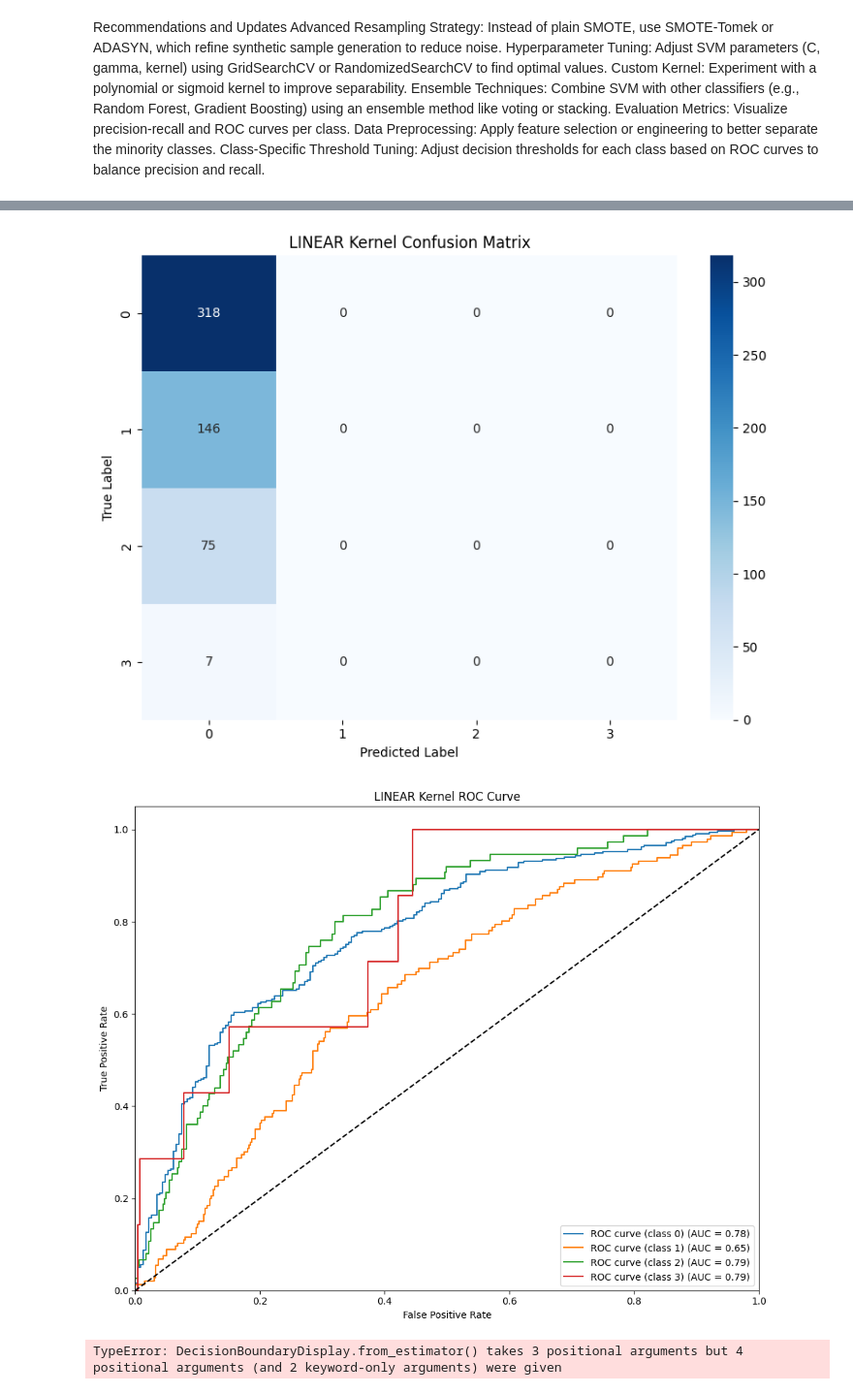
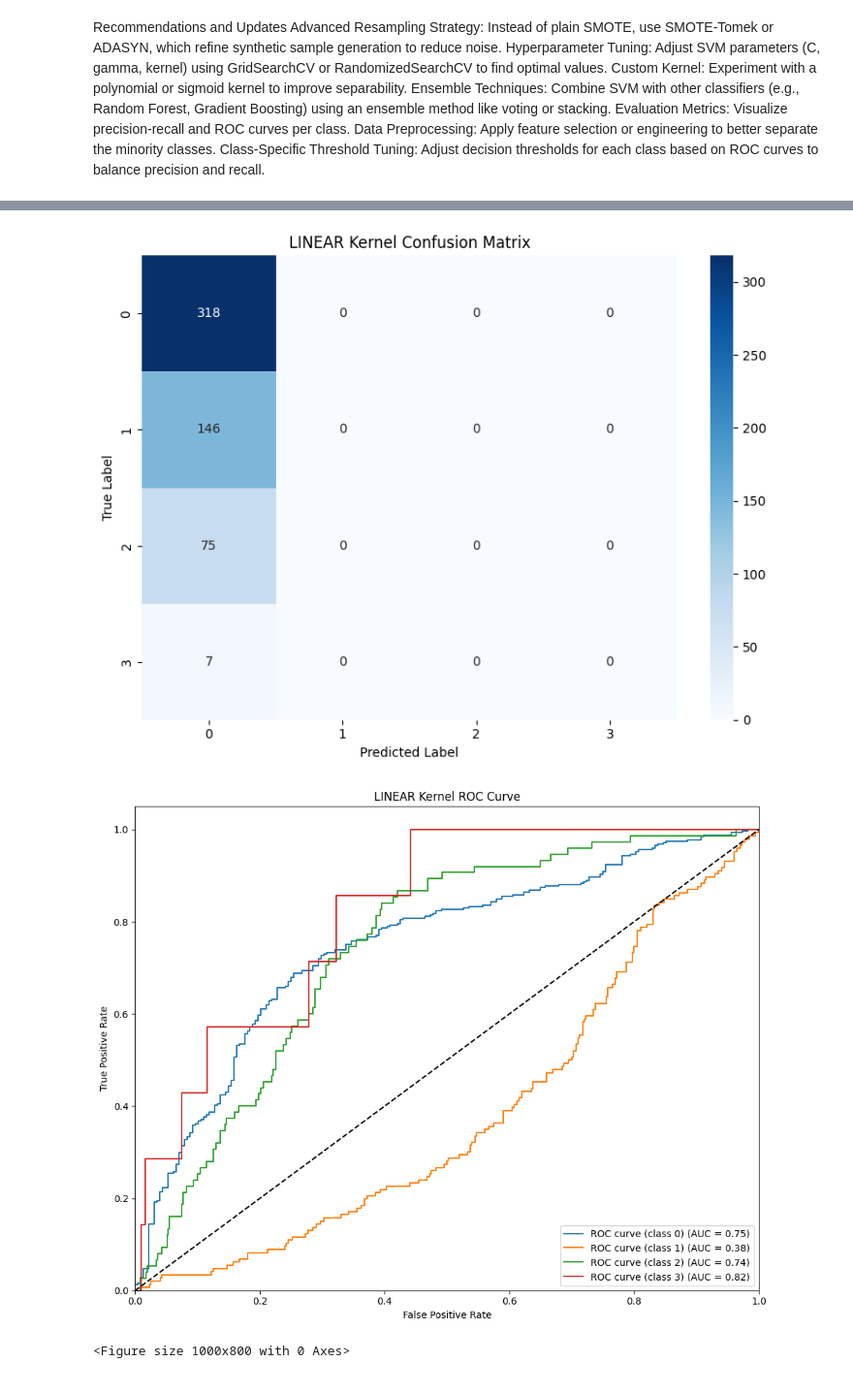
Before and after one commit to Nandana-Chigaterappa-HemanthKumar/PulseNet, a Jupyter notebook: svm-model-implementation.ipynb, the cells around one changed output, grey strips where cells are left out. Shown at 97% size. Cells and saved outputs as stored; diff of their text form; code cells hidden in the pictures.

```diff
--- a/svm-model-implementation.ipynb
+++ b/svm-model-implementation.ipynb
@@ -512,20 +378,6 @@ y = dataset['sii']
 scaler = StandardScaler()
 X_scaled = scaler.fit_transform(X)
 
-# Split the data
-X_train, X_test, y_train, y_test = train_test_split(
-    X_scaled, y, test_size=0.2, random_state=42, stratify=y
-)
-
-# Initial Class Distribution
-plt.figure(figsize=(10, 5))
-y.value_counts().plot(kind='bar')
-plt.title('Initial Class Distribution')
-plt.xlabel('SII Classes')
-plt.ylabel('Frequency')
-plt.tight_layout()
-plt.show()
-
 # PCA for Dimensionality Reduction and Visualization
 pca = PCA()
 X_pca = pca.fit_transform(X_scaled)
@@ -543,6 +395,21 @@ plt.show()
 # Select number of components (e.g., 2 for visualization)
 pca_2d = PCA(n_components=2)
 X_pca_2d = pca_2d.fit_transform(X_scaled)
+
+# Split the data
+X_train, X_test, y_train, y_test = train_test_split(
+    X_pca_2d, y, test_size=0.2, random_state=42, stratify=y
+)
+
+# Initial Class Distribution
+plt.figure(figsize=(10, 5))
+y.value_counts().plot(kind='bar')
+plt.title('Initial Class Distribution')
+plt.xlabel('SII Classes')
+plt.ylabel('Frequency')
+plt.tight_layout()
+plt.show()
+
 
 # SVM Training with Different Kernels
 kernels = ['linear', 'poly', 'rbf']
@@ -591,11 +458,11 @@ for kernel in kernels:
     # Decision Boundary Visualization
     plt.figure(figsize=(10, 8))
     DecisionBoundaryDisplay.from_estimator(
-        svm, X_pca_2d, response_method="predict",
+        svm, X_train, response_method="predict",
         plot_method="pcolormesh", shading="auto", alpha=0.5
     )
     plt.title(f'{kernel.upper()} Decision Boundary')
-    plt.scatter(X_pca_2d[:, 0], X_pca_2d[:, 1], c=y, cmap='viridis')
+    plt.scatter(X_train[:, 0], X_train[:, 1], c=y_train, cmap='viridis')
     plt.tight_layout()
     plt.show()
 # %% [output]
@@ -604,14 +471,14 @@ for kernel in kernels:
 LINEAR Kernel Classification Report:
               precision    recall  f1-score   support
 
          0.0       0.58      1.00      0.74       318
          1.0       0.00      0.00      0.00       146
          2.0       0.00      0.00      0.00        75
          3.0       0.00      0.00      0.00         7
 
     accuracy                           0.58       546
    macro avg       0.15      0.25      0.18       546
 weighted avg       0.34      0.58      0.43       546
 [figure]
-[figure, old version]
+[figure, new version]
-TypeError: DecisionBoundaryDisplay.from_estimator() takes 3 positional arguments but 4 positional arguments (and 2 keyword-only arguments) were given
+<Figure size 1000x800 with 0 Axes>
```
Also changed, not shown: parts of 28 cells of this notebook.
